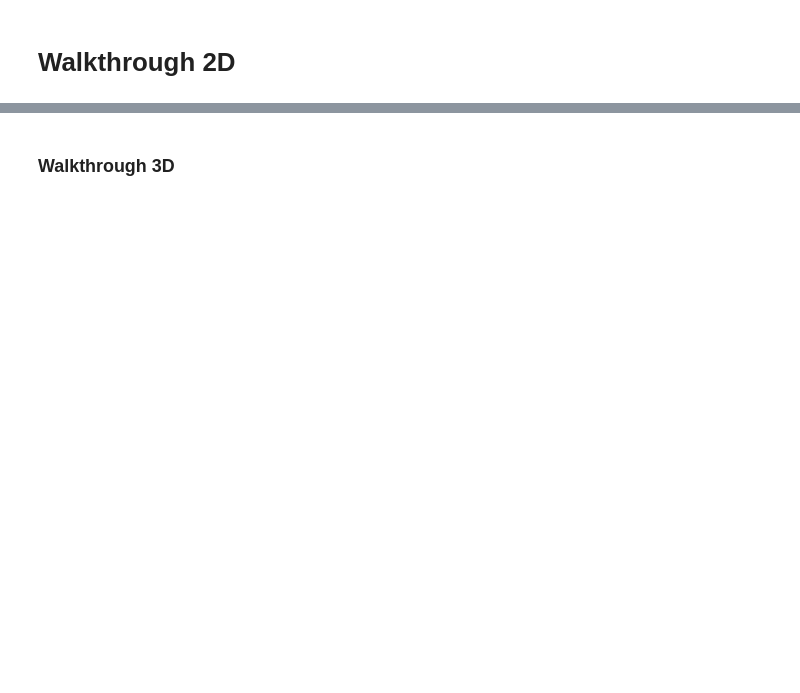
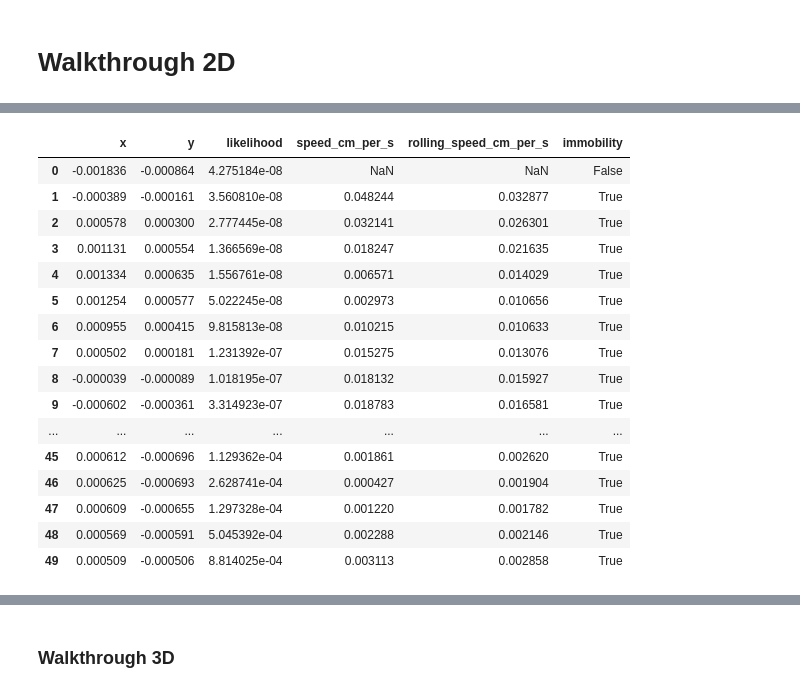
Before and after one commit to Defense-Circuits-Lab/Gait_Analysis, a Jupyter notebook: 02_gait_analysis_walkthrough.ipynb, the cells around one changed output, grey strips where cells are left out. Cells and saved outputs as stored; diff of their text form; code cells hidden in the pictures; blank space fills up the shorter version.

```diff
--- a/02_gait_analysis_walkthrough.ipynb
+++ b/02_gait_analysis_walkthrough.ipynb
@@ -31,2 +57,22 @@ bot.bodyparts['Snout'].df.head()
+# %%
+bot.bodyparts['Front'].df.head(50)
+# %% [output]
+|  | x | y | likelihood | speed_cm_per_s | rolling_speed_cm_per_s | immobility |
+| 0 | -0.001836 | -0.000864 | 4.275184e-08 | NaN | NaN | False |
+| 1 | -0.000389 | -0.000161 | 3.560810e-08 | 0.048244 | 0.032877 | True |
+| 2 | 0.000578 | 0.000300 | 2.777445e-08 | 0.032141 | 0.026301 | True |
+| 3 | 0.001131 | 0.000554 | 1.366569e-08 | 0.018247 | 0.021635 | True |
+| 4 | 0.001334 | 0.000635 | 1.556761e-08 | 0.006571 | 0.014029 | True |
+| 5 | 0.001254 | 0.000577 | 5.022245e-08 | 0.002973 | 0.010656 | True |
+| 6 | 0.000955 | 0.000415 | 9.815813e-08 | 0.010215 | 0.010633 | True |
+| 7 | 0.000502 | 0.000181 | 1.231392e-07 | 0.015275 | 0.013076 | True |
+| 8 | -0.000039 | -0.000089 | 1.018195e-07 | 0.018132 | 0.015927 | True |
+| 9 | -0.000602 | -0.000361 | 3.314923e-07 | 0.018783 | 0.016581 | True |
+| ... | ... | ... | ... | ... | ... | ... |
+| 45 | 0.000612 | -0.000696 | 1.129362e-04 | 0.001861 | 0.002620 | True |
+| 46 | 0.000625 | -0.000693 | 2.628741e-04 | 0.000427 | 0.001904 | True |
+| 47 | 0.000609 | -0.000655 | 1.297328e-04 | 0.001220 | 0.001782 | True |
+| 48 | 0.000569 | -0.000591 | 5.045392e-04 | 0.002288 | 0.002146 | True |
+| 49 | 0.000509 | -0.000506 | 8.814025e-04 | 0.003113 | 0.002858 | True |
 # %%
 bot.get_freezing_bouts()
```
Also changed, not shown: parts of 10 cells of this notebook, 1 other file.
